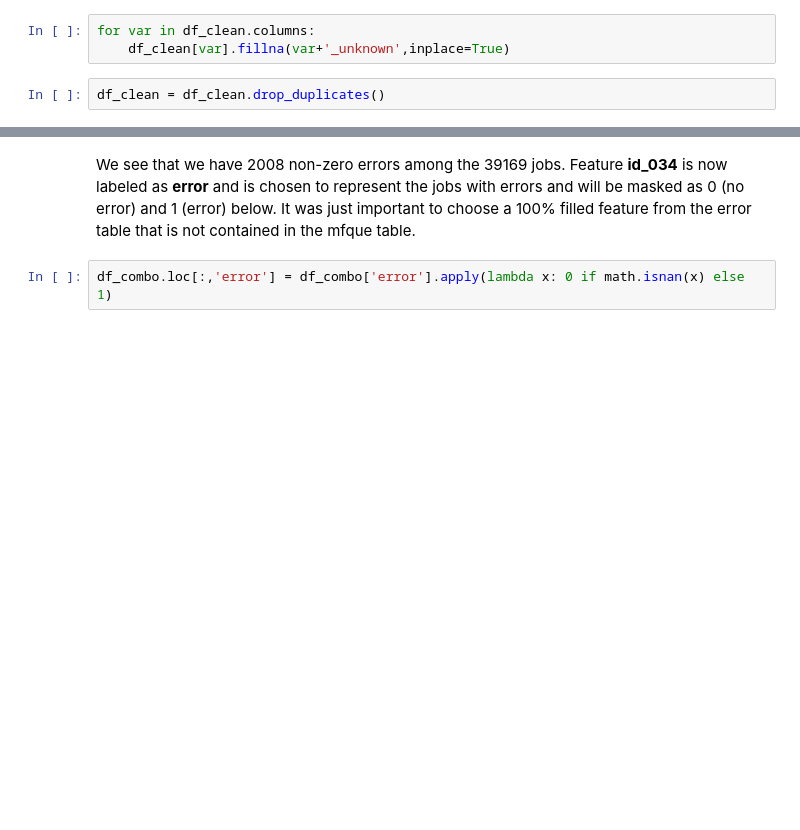
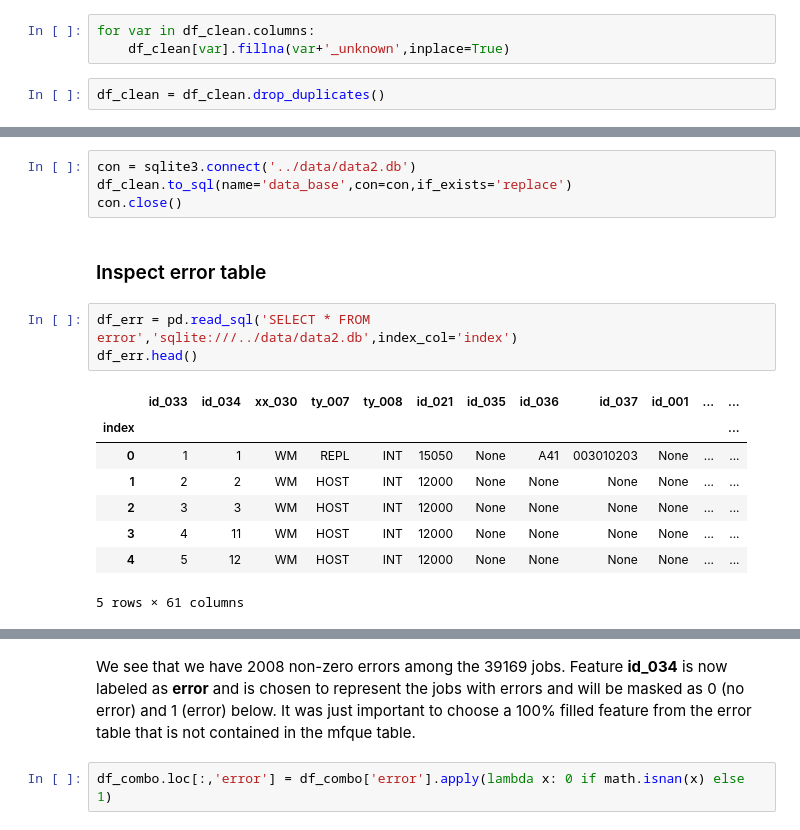
Before and after one commit to Lisalottel/Springboard, a Jupyter notebook: Capstone_03/02_DataWrangling.ipynb, the cells around one changed output, grey strips where cells are left out. Cells and saved outputs as stored; diff of their text form; blank space fills up the shorter version.

```diff
--- a/Capstone_03/02_DataWrangling.ipynb
+++ b/Capstone_03/02_DataWrangling.ipynb
@@ -579,0 +210,18 @@ memory usage: 12.3+ MB
+# %%
+con = sqlite3.connect('../data/data2.db')
+df_clean.to_sql(name='data_base',con=con,if_exists='replace')
+con.close()
+# %% [markdown]
+### Inspect error table
+# %%
+df_err = pd.read_sql('SELECT * FROM error','sqlite:///../data/data2.db',index_col='index')
+df_err.head()
+# %% [output]
+|  | id_033 | id_034 | xx_030 | ty_007 | ty_008 | id_021 | id_035 | id_036 | id_037 | id_001 | ... | ... |
+| index |  |  |  |  |  |  |  |  |  |  |  | ... |
+| 0 | 1 | 1 | WM | REPL | INT | 15050 | None | A41 | 003010203 | None | ... | ... |
+| 1 | 2 | 2 | WM | HOST | INT | 12000 | None | None | None | None | ... | ... |
+| 2 | 3 | 3 | WM | HOST | INT | 12000 | None | None | None | None | ... | ... |
+| 3 | 4 | 11 | WM | HOST | INT | 12000 | None | None | None | None | ... | ... |
+| 4 | 5 | 12 | WM | HOST | INT | 12000 | None | None | None | None | ... | ... |
+5 rows × 61 columns
```
Also changed, not shown: parts of 135 cells of this notebook.
